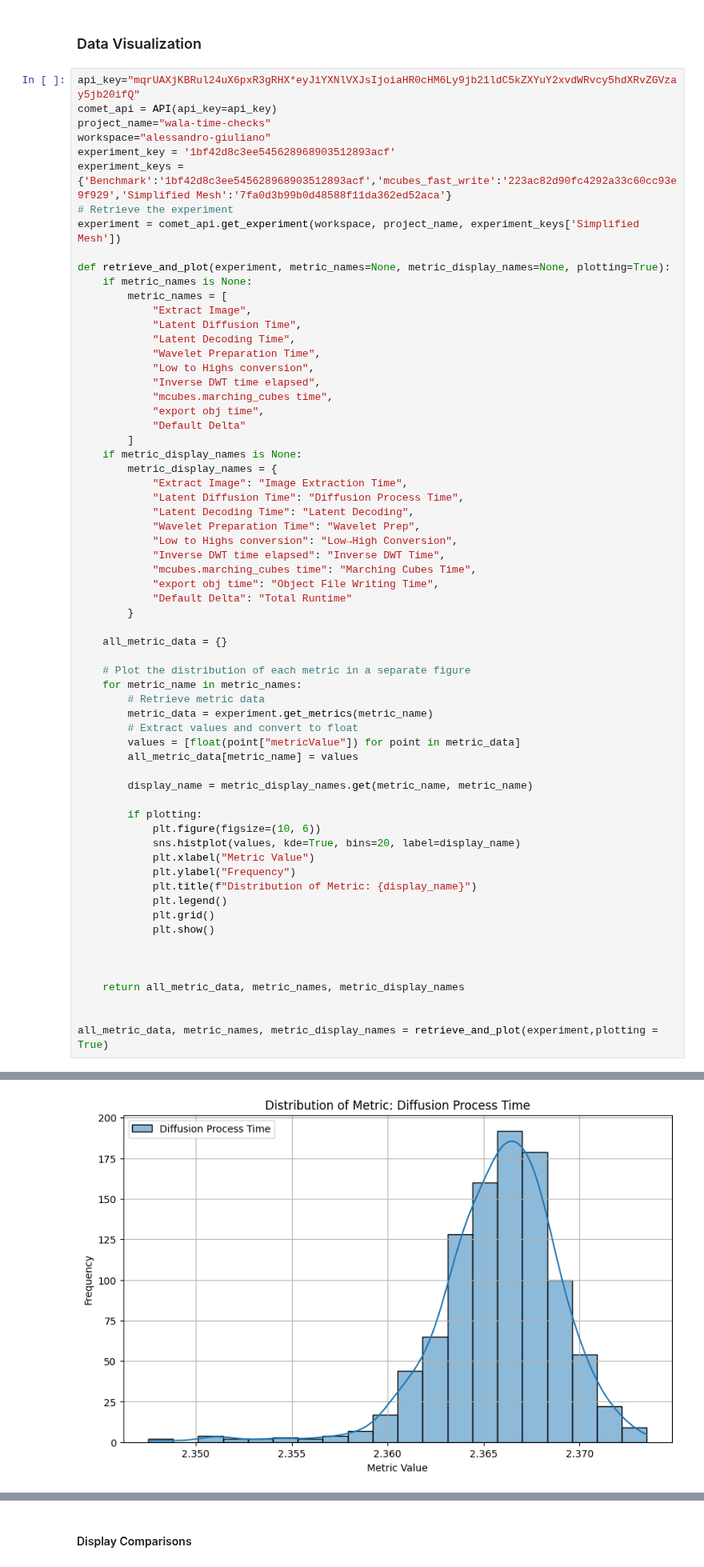
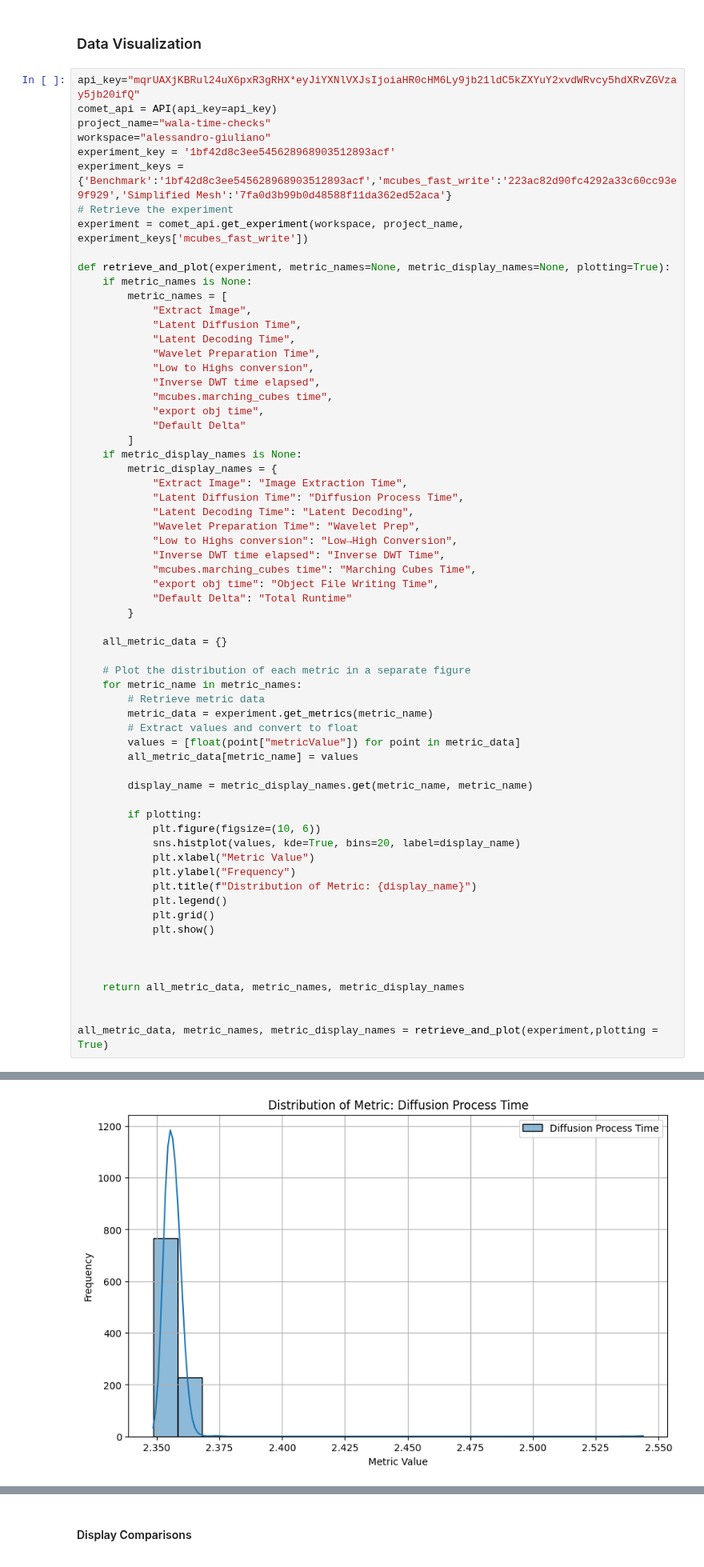
Before and after one commit to AutodeskAILab/WaLa, a Jupyter notebook: Baseline_Testing.ipynb, the cells around one changed output, grey strips where cells are left out. Shown at 80% size. Drawn from its saved outputs; the diff is of its cells as text.

```diff
--- a/Baseline_Testing.ipynb
+++ b/Baseline_Testing.ipynb
@@ -504,7 +456,7 @@ workspace="alessandro-giuliano"
 experiment_key = '1bf42d8c3ee545628968903512893acf'
 experiment_keys = {'Benchmark':'1bf42d8c3ee545628968903512893acf','mcubes_fast_write':'223ac82d90fc4292a33c60cc93e9f929','Simplified Mesh':'7fa0d3b99b0d48588f11da362ed52aca'}
 # Retrieve the experiment
-experiment = comet_api.get_experiment(workspace, project_name, experiment_keys['Simplified Mesh'])
+experiment = comet_api.get_experiment(workspace, project_name, experiment_keys['mcubes_fast_write'])
 
 def retrieve_and_plot(experiment, metric_names=None, metric_display_names=None, plotting=True):
     if metric_names is None:
@@ -565 +517 @@ all_metric_data, metric_names, metric_display_names = retrieve_and_plot(experime
-[figure, old version]
+[figure, new version]
```
Also changed, not shown: parts of 9 cells of this notebook, 6 other files.
